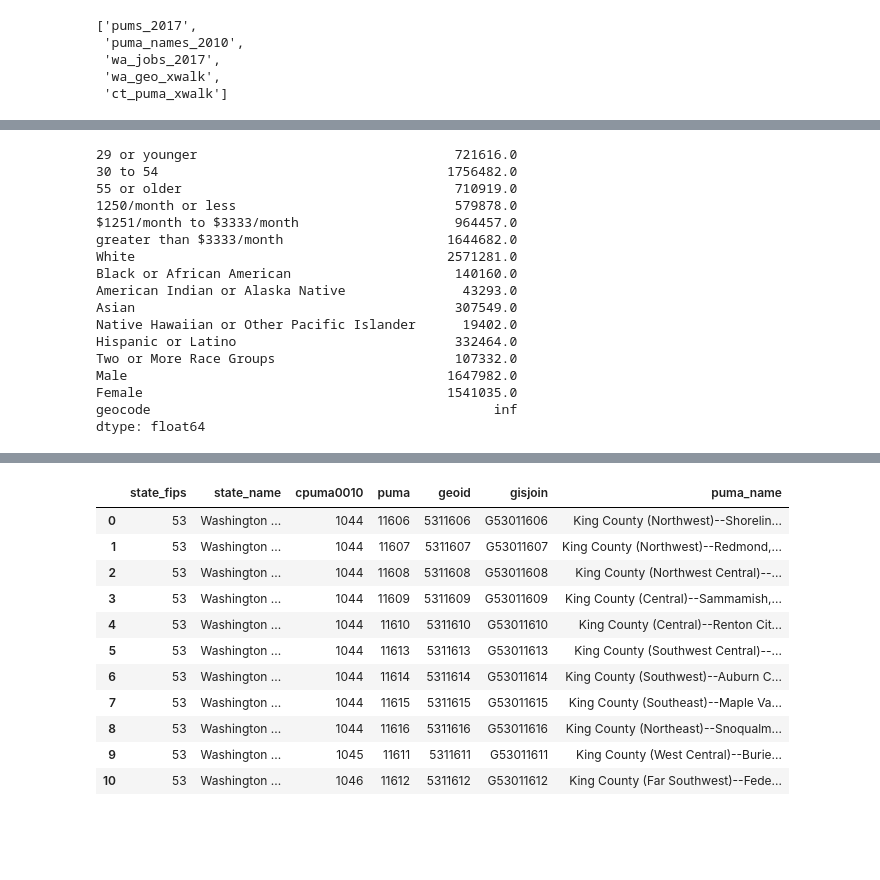
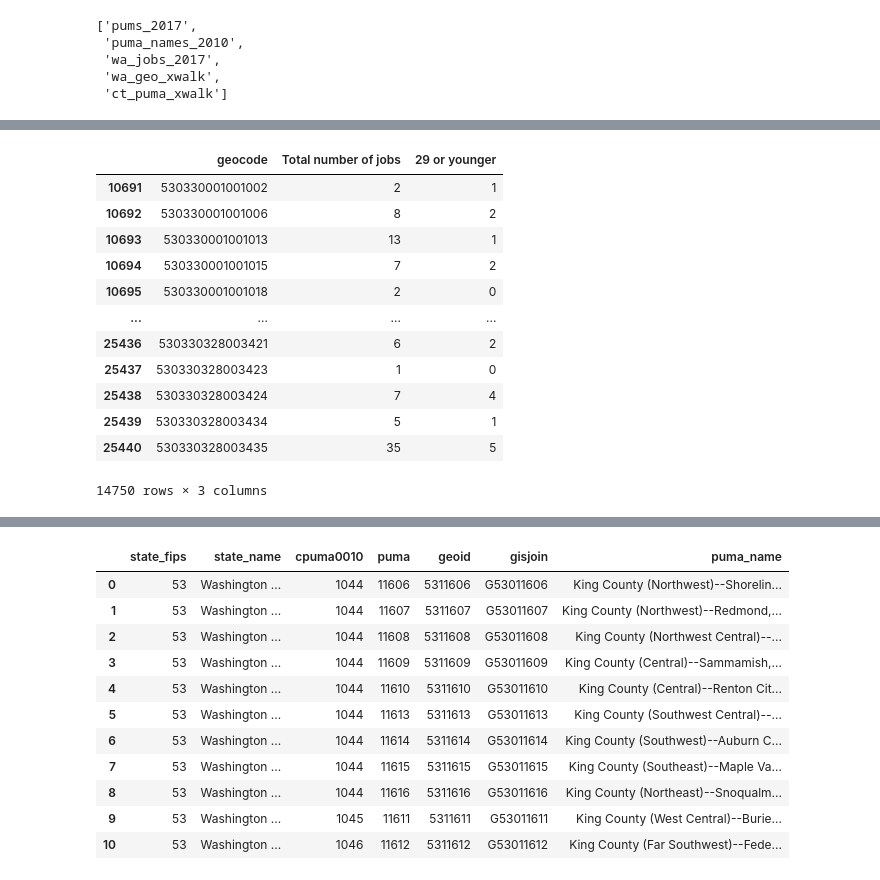
Before and after one commit to ghPRao/Opportunity-Youth, a Jupyter notebook: Sindhu.ipynb, the cells around one changed output, grey strips where cells are left out. Saved outputs shown, nothing was run; the diff lists cells and outputs as text; code cells hidden in the pictures; blank space fills up the shorter version.

```diff
--- a/Sindhu.ipynb
+++ b/Sindhu.ipynb
@@ -41,58 +49,87 @@ geoid_in_king_county
 # %%
+# w_geocode Char15 Workplace Census Block Code
+
+# C000 total number of jobs
+
 # CA01 Num Number of jobs for workers age 29 or younger
 # CA02 Num Number of jobs for workers age 30 to 54
 # CA03 Num Number of jobs for workers age 55 or older
+
 # CE01 Num Number of jobs with earnings $1250/month or less
 # CE02 Num Number of jobs with earnings $1251/month to $3333/month
 # CE03 Num Number of jobs with earnings greater than $3333/month
+
 # 29 CR01 Num Number of jobs for workers with Race: White
 # 30 CR02 Num Number of jobs for workers with Race: Black or African American
 # 31 CR03 Num Number of jobs for workers with Race: American Indian or Alaska Native
 # 32 CR04 Num Number of jobs for workers with Race: Asian
 # 33 CR05 Num Number of jobs for workers with Race: Native Hawaiian or Other Pacific Islander
 # 34 CR07 Num Number of jobs for workers with Race: Two or More Race Groups
 # 35 CT01 Num Number of jobs for workers with Ethnicity: Not Hispanic or Latino
 # 36 CT02 Num Number of jobs for workers with Ethnicity: Hispanic or Latino
+
 # CS01 Num Number of jobs for workers with Sex: Male17
 # CS02 Num Number of jobs for workers with Sex: Female17
 
-# JOIN puma_names_2010 P
-# ON SUBSTRING(j.w_geocode, 0, 8) = P.geoid # but need to get first 7 ch from w_geocode
-# WHERE state_name LIKE 'Washington%' AND puma_name LIKE 'King County%'
+# CNS01 Num Number of jobs in NAICS sector 11 (Agriculture, Forestry, Fishing and Hunting)
+# CNS02 Num Number of jobs in NAICS sector 21 (Mining, Quarrying, and Oil and Gas Extraction)
+# CNS03 Num Number of jobs in NAICS sector 22 (Utilities)
+# CNS04 Num Number of jobs in NAICS sector 23 (Construction)
+# CNS05 Num Number of jobs in NAICS sector 31-33 (Manufacturing)
+# CNS06 Num Number of jobs in NAICS sector 42 (Wholesale Trade)
+# CNS07 Num Number of jobs in NAICS sector 44-45 (Retail Trade)
+# CNS08 Num Number of jobs in NAICS sector 48-49 (Transportation and Warehousing)
+# CNS09 Num Number of jobs in NAICS sector 51 (Information)
+# CNS10 Num Number of jobs in NAICS sector 52 (Finance and Insurance)
+# CNS11 Num Number of jobs in NAICS sector 53 (Real Estate and Rental and Leasing)
+# CNS12 Num Number of jobs in NAICS sector 54 (Professional, Scientific, and Technical Services)
+# CNS13 Num Number of jobs in NAICS sector 55 (Management of Companies and Enterprises)
+# CNS14 Num Number of jobs in NAICS sector 56 (Administrative and Support and Waste Management and Remediation Services)
+# CNS15 Num Number of jobs in NAICS sector 61 (Educational Services)
+# CNS16 Num Number of jobs in NAICS sector 62 (Health Care and Social Assistance)
+# CNS17 Num Number of jobs in NAICS sector 71 (Arts, Entertainment, and Recreation)
+# CNS18 Num Number of jobs in NAICS sector 72 (Accommodation and Food Services)
+# CNS19 Num Number of jobs in NAICS sector 81 (Other Services [except Public Administration])
+# CNS20 Num Number of jobs in NAICS sector 92 (Public Administration)
+
+# Filter for geocode in South King County
 
 wa_jobs_2017_df = pd.read_sql("""
-SELECT CA01, CA02, CA03, CE01, CE02, CE03, CR01, CR02, CR03, CR04, CR05, CT02, CR07, CS01, CS02, w_geocode
+SELECT w_geocode, C000, CA01, CA02, CA03, CE01, CE02, CE03, CR01, CR02, CR03, CR04, CR05, CT02, CR07, CS01, CS02
 FROM wa_jobs_2017;
 """, conn)
 
-wa_jobs_2017_df.columns = ["29 or younger","30 to 54", "55 or older",
+wa_jobs_2017_df.columns = ["geocode", "Total number of jobs", "29 or younger","30 to 54", "55 or older",
                            "1250/month or less", "$1251/month to $3333/month", "greater than $3333/month",
                            "White", "Black or African American", "American Indian or Alaska Native", "Asian", "Native Hawaiian or Other Pacific Islander", "Hispanic or Latino", "Two or More Race Groups",
-                           "Male", "Female", "geocode"]
+                           "Male", "Female"]
 
 wa_jobs_2017_by_age_df = wa_jobs_2017_df.filter(["29 or younger","30 to 54", "55 or older"], axis=1)
 wa_jobs_2017_by_income_df = wa_jobs_2017_df.filter(["1250/month or less", "$1251/month to $3333/month", "greater than $3333/month"], axis=1)
 wa_jobs_2017_by_race_df = wa_jobs_2017_df.filter(["White", "Black or African American", "American Indian or Alaska Native", "Asian", "Native Hawaiian or Other Pacific Islander", "Hispanic or Latino", "Two or More Race Groups"], axis=1)
 wa_jobs_2017_by_sex_df = wa_jobs_2017_df.filter(['Male', 'Female'], axis=1)
 
+wa_jobs_2017_by_age_df["29 or younger"].sum()
+wa_jobs_2017_df["Total number of jobs"].sum()
+
+wa_jobs_2017_29_and_younger_df = wa_jobs_2017_df.filter(["geocode","Total number of jobs", "29 or younger"])
+wa_jobs_2017_29_and_younger_in_king_df = wa_jobs_2017_29_and_younger_df[wa_jobs_2017_29_and_younger_df["geocode"].str.startswith('53033')]
+wa_jobs_2017_29_and_younger_in_king_df
+
 # fig, ax = plt.subplots(figsize=(16,8))
 # ax.bar(wa_jobs_2017_by_race_df.columns, wa_jobs_2017_by_race_df.sum())
 # plt.xticks(rotation=90);
 # %% [output]
+|  | geocode | Total number of jobs | 29 or younger |
+| 10691 | 530330001001002 | 2 | 1 |
+| 10692 | 530330001001006 | 8 | 2 |
+| 10693 | 530330001001013 | 13 | 1 |
+| 10694 | 530330001001015 | 7 | 2 |
+| 10695 | 530330001001018 | 2 | 0 |
+| ... | ... | ... | ... |
+| 25436 | 530330328003421 | 6 | 2 |
+| 25437 | 530330328003423 | 1 | 0 |
+| 25438 | 530330328003424 | 7 | 4 |
+| 25439 | 530330328003434 | 5 | 1 |
+| 25440 | 530330328003435 | 35 | 5 |
-29 or younger                                 721616.0
-30 to 54                                     1756482.0
-55 or older                                   710919.0
-1250/month or less                            579878.0
-$1251/month to $3333/month                    964457.0
-greater than $3333/month                     1644682.0
-White                                        2571281.0
-Black or African American                     140160.0
-American Indian or Alaska Native               43293.0
-Asian                                         307549.0
-Native Hawaiian or Other Pacific Islander      19402.0
-Hispanic or Latino                            332464.0
-Two or More Race Groups                       107332.0
-Male                                         1647982.0
-Female                                       1541035.0
-geocode                                            inf
-dtype: float64
+14750 rows × 3 columns
```
Also changed, not shown: parts of 4 cells of this notebook.
